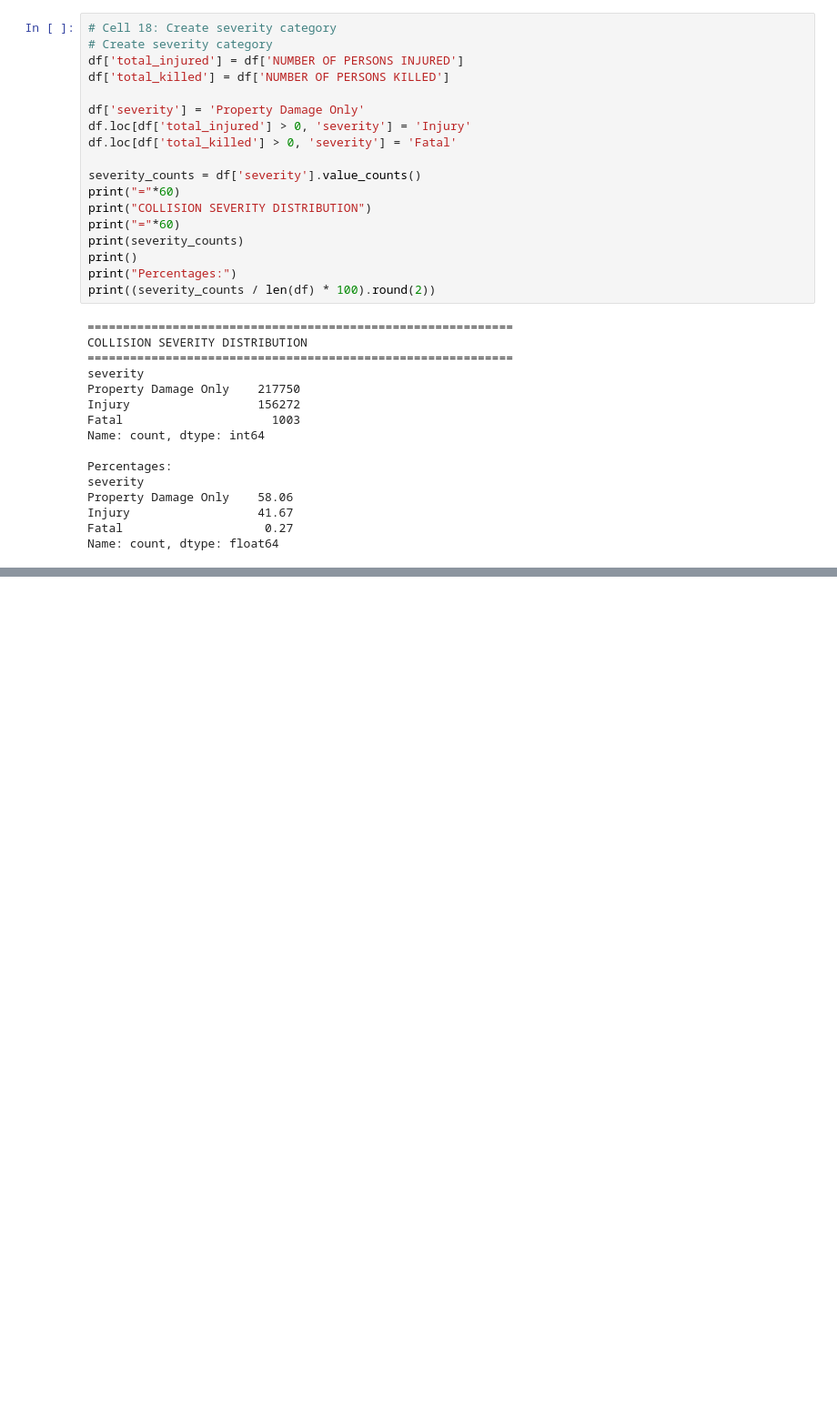
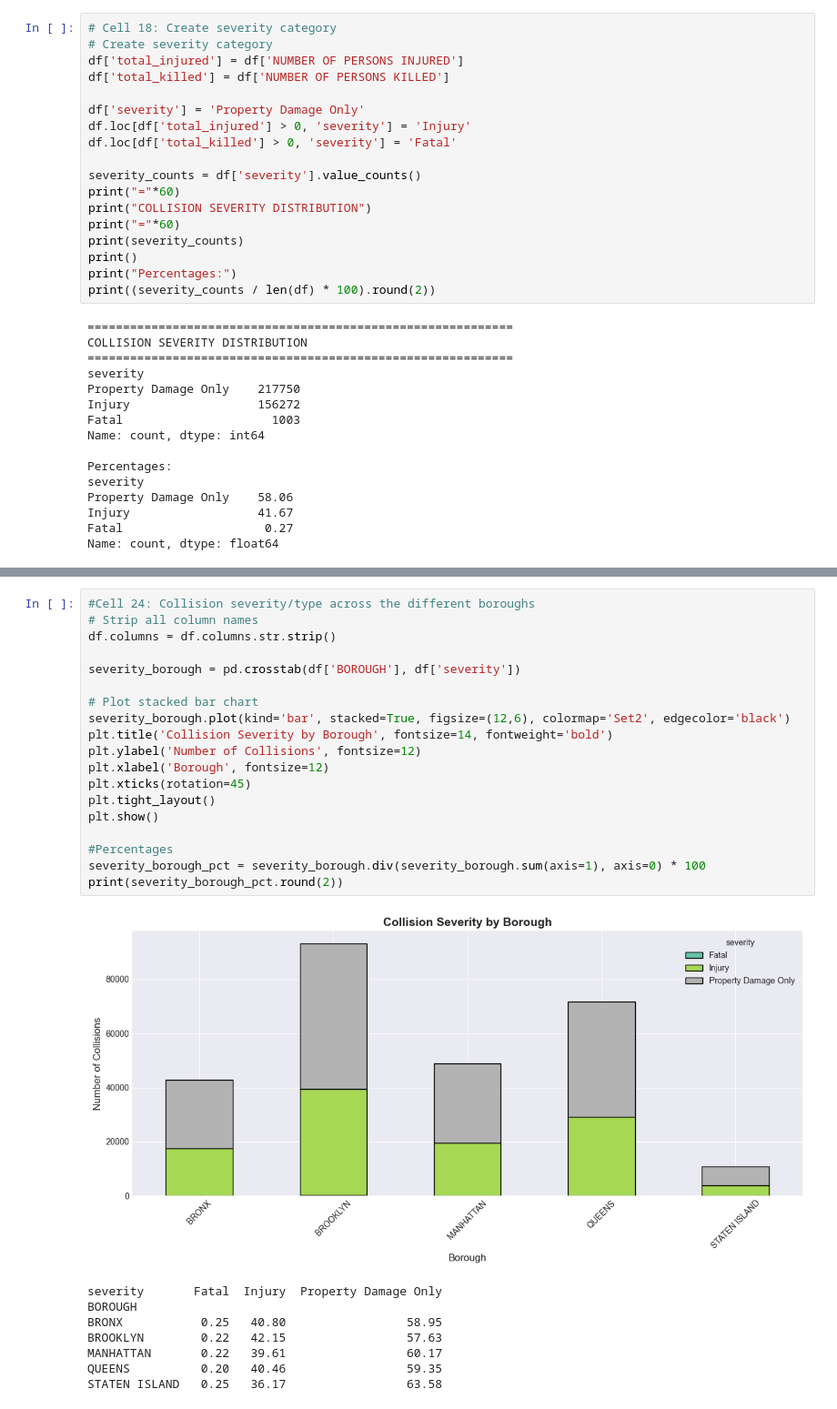
Before and after one commit to SU-IST707-SP26/group-project-crash-predictors, a Jupyter notebook: work/01_initial_eda.ipynb, the cells around one changed output, grey strips where cells are left out. Shown at 91% size. Drawn from its saved outputs; the diff is of its cells as text; blank space fills up the shorter version.

Commit message:
Borough,Severity Analysis and Cleaning

```diff
--- a/work/01_initial_eda.ipynb
+++ b/work/01_initial_eda.ipynb
@@ -486,0 +536,28 @@ Name: count, dtype: int64
+# %%
+#Cell 24: Collision severity/type across the different boroughs
+# Strip all column names
+df.columns = df.columns.str.strip()
+
+severity_borough = pd.crosstab(df['BOROUGH'], df['severity'])
+
+# Plot stacked bar chart
+severity_borough.plot(kind='bar', stacked=True, figsize=(12,6), colormap='Set2', edgecolor='black')
+plt.title('Collision Severity by Borough', fontsize=14, fontweight='bold')
+plt.ylabel('Number of Collisions', fontsize=12)
+plt.xlabel('Borough', fontsize=12)
+plt.xticks(rotation=45)
+plt.tight_layout()
+plt.show()
+
+#Percentages
+severity_borough_pct = severity_borough.div(severity_borough.sum(axis=1), axis=0) * 100
+print(severity_borough_pct.round(2))
+# %% [output]
+[figure, added]
+severity       Fatal  Injury  Property Damage Only
+BOROUGH
+BRONX           0.25   40.80                 58.95
+BROOKLYN        0.22   42.15                 57.63
+MANHATTAN       0.22   39.61                 60.17
+QUEENS          0.20   40.46                 59.35
+STATEN ISLAND   0.25   36.17                 63.58
```
Also changed, not shown: parts of 24 cells of this notebook.
